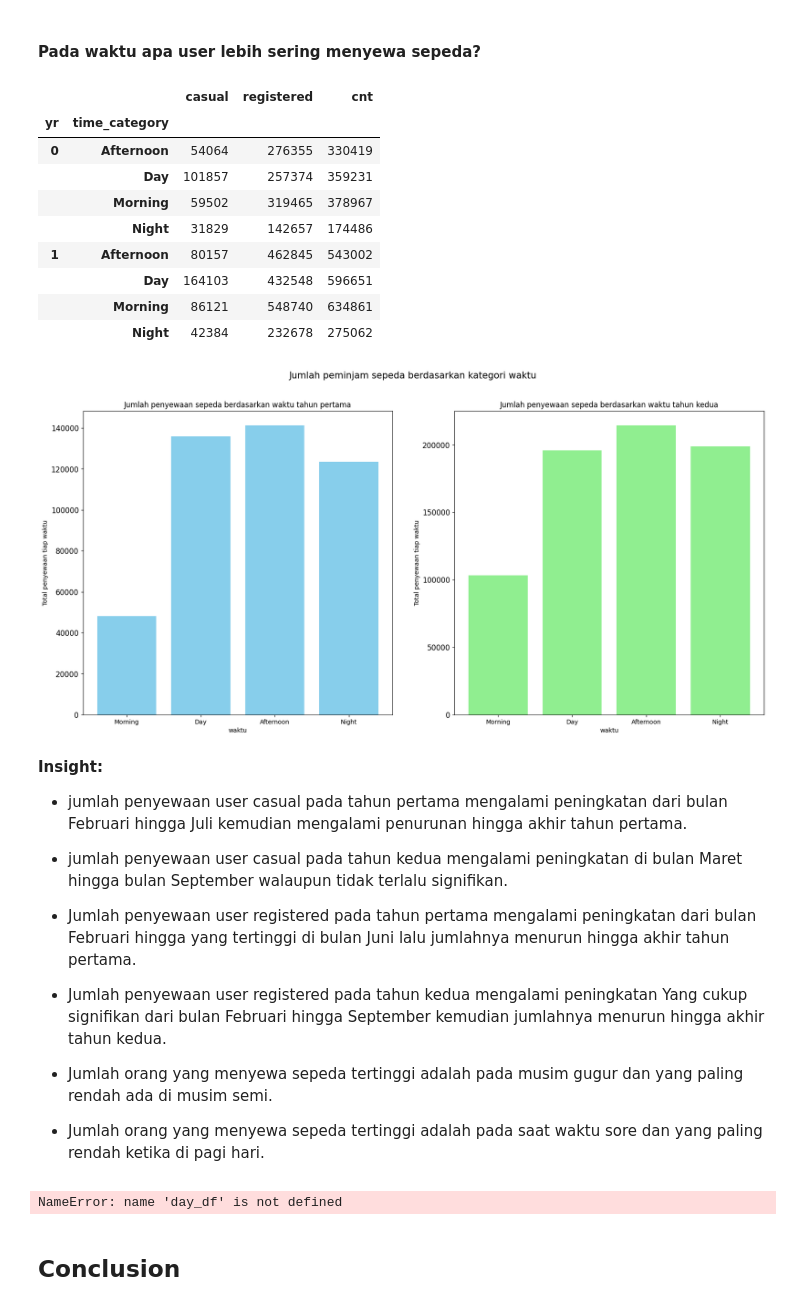
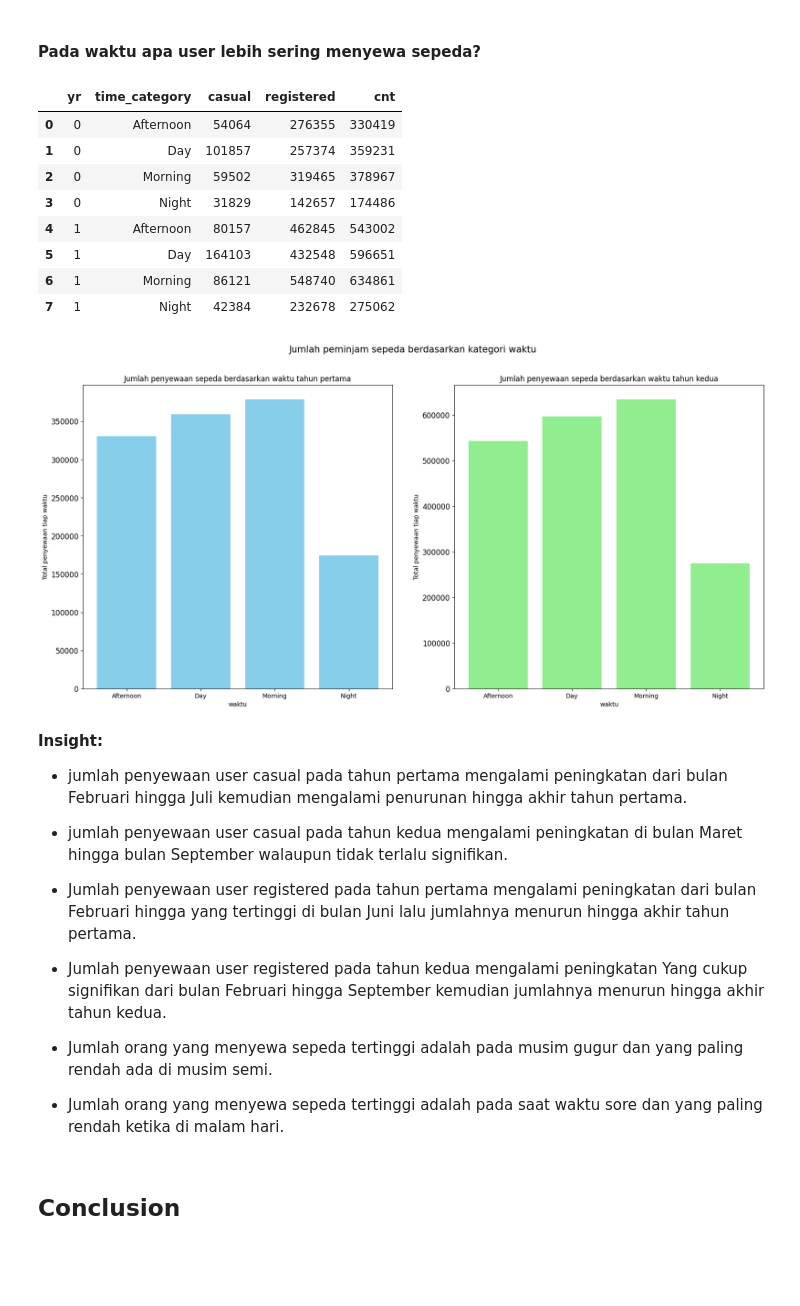
Before and after one commit to HeyFirdash/Dashboard, a Jupyter notebook: notebook.ipynb, the cells around one changed output. Saved outputs shown, nothing was run; the diff lists cells and outputs as text; code cells hidden in the pictures; blank space fills up the shorter version.

```diff
--- a/notebook.ipynb
+++ b/notebook.ipynb
@@ -534,45 +537,44 @@ hourdf_byhour = hour_df.groupby(by=['yr', 'time_category']).agg({
     'casual': 'sum',
     'registered': 'sum',
     'cnt': 'sum'
-})
+}).reset_index()
 hourdf_byhour
 # %% [output]
-|  |  | casual | registered | cnt |
-| yr | time_category |  |  |  |
-| 0 | Afternoon | 54064 | 276355 | 330419 |
-|  | Day | 101857 | 257374 | 359231 |
-|  | Morning | 59502 | 319465 | 378967 |
-|  | Night | 31829 | 142657 | 174486 |
-| 1 | Afternoon | 80157 | 462845 | 543002 |
-|  | Day | 164103 | 432548 | 596651 |
-|  | Morning | 86121 | 548740 | 634861 |
-|  | Night | 42384 | 232678 | 275062 |
+|  | yr | time_category | casual | registered | cnt |
+| 0 | 0 | Afternoon | 54064 | 276355 | 330419 |
+| 1 | 0 | Day | 101857 | 257374 | 359231 |
+| 2 | 0 | Morning | 59502 | 319465 | 378967 |
+| 3 | 0 | Night | 31829 | 142657 | 174486 |
+| 4 | 1 | Afternoon | 80157 | 462845 | 543002 |
+| 5 | 1 | Day | 164103 | 432548 | 596651 |
+| 6 | 1 | Morning | 86121 | 548740 | 634861 |
+| 7 | 1 | Night | 42384 | 232678 | 275062 |
 # %%
 fig, ax = plt.subplots(nrows=1, ncols=2, figsize=(20, 9))
 
 
-category_name = ['Morning', 'Day', 'Afternoon', 'Night']
+# category_name = ['Morning', 'Day', 'Afternoon', 'Night']
 
-ax[0].bar(daydf_byseason[daydf_byseason['yr'] == 0]['season'], daydf_byseason[daydf_byseason['yr'] == 0 ]['cnt'], color='skyblue')
+ax[0].bar(hourdf_byhour[hourdf_byhour['yr'] == 0]['time_category'], hourdf_byhour[hourdf_byhour['yr'] == 0 ]['cnt'], color='skyblue')
 ax[0].set_title('Jumlah penyewaan sepeda berdasarkan waktu tahun pertama')
 ax[0].set_xlabel('waktu')
 ax[0].set_ylabel('Total penyewaan tiap waktu')
-ax[0].set_xticks(range(1, 5))
-ax[0].set_xticklabels(category_name)
+# ax[0].set_xticks(range(0, 4))
+# ax[0].set_xticklabels(category_name)
 ax[0].tick_params(axis='y', labelsize=12)
 
-ax[1].bar(daydf_byseason[daydf_byseason['yr'] == 1]['season'], daydf_byseason[daydf_byseason['yr'] == 1 ]['cnt'], color='lightgreen')
+ax[1].bar(hourdf_byhour[hourdf_byhour['yr'] == 1]['time_category'], hourdf_byhour[hourdf_byhour['yr'] == 1 ]['cnt'], color='lightgreen')
 ax[1].set_title('Jumlah penyewaan sepeda berdasarkan waktu tahun kedua')
 ax[1].set_xlabel('waktu')
 ax[1].set_ylabel('Total penyewaan tiap waktu')
-ax[1].set_xticks(range(1, 5))
-ax[1].set_xticklabels(category_name)
+# ax[1].set_xticks(range(0, 4))
+# ax[1].set_xticklabels(category_name)
 ax[1].tick_params(axis='y', labelsize=12)
 
 plt.suptitle('Jumlah peminjam sepeda berdasarkan kategori waktu', fontsize=15)
 plt.show()
 # %% [output]
-[figure, old version]
+[figure, new version]
 # %% [markdown]
 **Insight:**
 - jumlah penyewaan user casual pada tahun pertama mengalami peningkatan dari bulan Februari hingga Juli kemudian mengalami penurunan hingga akhir tahun pertama.
@@ -584,14 +586,7 @@ plt.show()
 - Jumlah penyewaan user registered pada tahun kedua mengalami peningkatan Yang cukup signifikan dari bulan Februari hingga September kemudian jumlahnya menurun hingga akhir tahun kedua.
 
 - Jumlah orang yang menyewa sepeda tertinggi adalah pada musim gugur dan yang paling rendah ada di musim semi.
-- Jumlah orang yang menyewa sepeda tertinggi adalah pada saat waktu sore dan yang paling rendah ketika di pagi hari.
+- Jumlah orang yang menyewa sepeda tertinggi adalah pada saat waktu sore dan yang paling rendah ketika di malam hari.
-# %%
-day_df.groupby(by='mnth').agg({
-    'casual': ['min', 'max'],
-    'registered': ['min', 'max'],
-})
-# %% [output]
-NameError: name 'day_df' is not defined
 # %% [markdown]
 ## Conclusion
 # %% [markdown]
```
Also changed, not shown: parts of 5 cells of this notebook.
